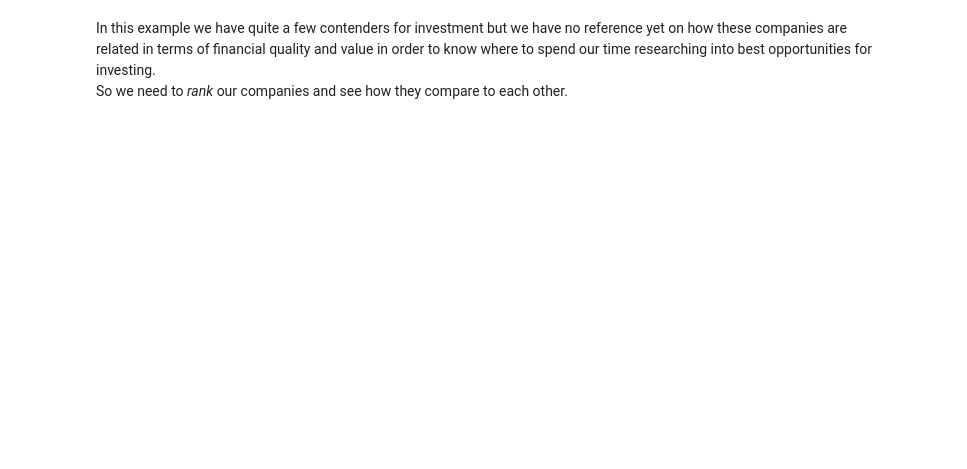
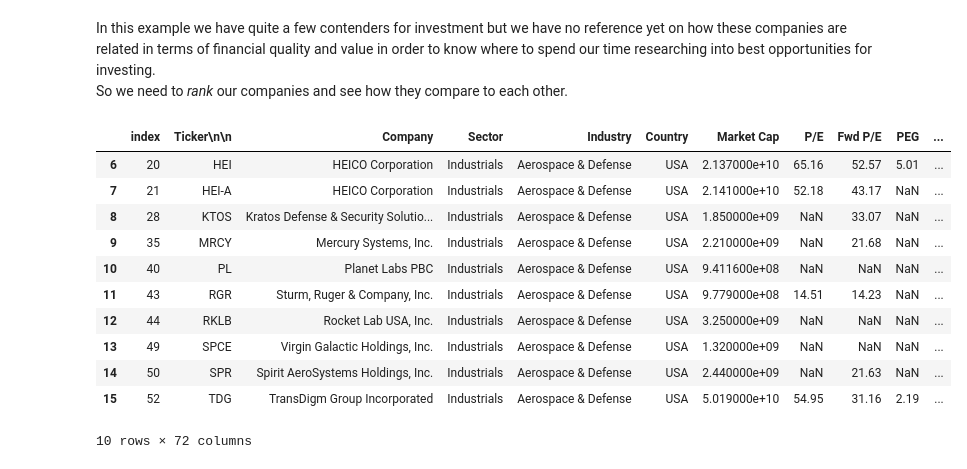
Before and after one commit to Chaoslogan/Comp4447-FinalProject, a Jupyter notebook: final_presentation.ipynb, the cells around one changed output. Drawn from its saved outputs; the diff is of its cells as text; code cells hidden in the pictures; blank space fills up the shorter version.

```diff
--- a/final_presentation.ipynb
+++ b/final_presentation.ipynb
@@ -68,5 +60,21 @@ Debt/Eq ratio range: 0.0 - 0.37
 # %% [markdown]
 In this example we have quite a few contenders for investment but we have no reference yet on how these companies are related in terms of financial quality and value in order to know where to spend our time researching into best opportunities for investing.\
 So we need to *rank* our companies and see how they compare to each other.
+# %%
+tst_stck = sector_stock_info[sector_stock_info['Ticker\n\n']==user_stock]
+sector_stock_info.tail(10)
+# %% [output]
+|  | index | Ticker\n\n | Company | Sector | Industry | Country | Market Cap | P/E | Fwd P/E | PEG | ... |
+| 6 | 20 | HEI | HEICO Corporation | Industrials | Aerospace & Defense | USA | 2.137000e+10 | 65.16 | 52.57 | 5.01 | ... |
+| 7 | 21 | HEI-A | HEICO Corporation | Industrials | Aerospace & Defense | USA | 2.141000e+10 | 52.18 | 43.17 | NaN | ... |
+| 8 | 28 | KTOS | Kratos Defense & Security Solutio... | Industrials | Aerospace & Defense | USA | 1.850000e+09 | NaN | 33.07 | NaN | ... |
+| 9 | 35 | MRCY | Mercury Systems, Inc. | Industrials | Aerospace & Defense | USA | 2.210000e+09 | NaN | 21.68 | NaN | ... |
+| 10 | 40 | PL | Planet Labs PBC | Industrials | Aerospace & Defense | USA | 9.411600e+08 | NaN | NaN | NaN | ... |
+| 11 | 43 | RGR | Sturm, Ruger & Company, Inc. | Industrials | Aerospace & Defense | USA | 9.779000e+08 | 14.51 | 14.23 | NaN | ... |
+| 12 | 44 | RKLB | Rocket Lab USA, Inc. | Industrials | Aerospace & Defense | USA | 3.250000e+09 | NaN | NaN | NaN | ... |
+| 13 | 49 | SPCE | Virgin Galactic Holdings, Inc. | Industrials | Aerospace & Defense | USA | 1.320000e+09 | NaN | NaN | NaN | ... |
+| 14 | 50 | SPR | Spirit AeroSystems Holdings, Inc. | Industrials | Aerospace & Defense | USA | 2.440000e+09 | NaN | 21.63 | NaN | ... |
+| 15 | 52 | TDG | TransDigm Group Incorporated | Industrials | Aerospace & Defense | USA | 5.019000e+10 | 54.95 | 31.16 | 2.19 | ... |
+10 rows × 72 columns
 # %%
 ranked_stock_info = fv.rank_screener(sector_stock_info, user_stock)
```
Also changed, not shown: parts of 8 cells of this notebook, 1 other file.
